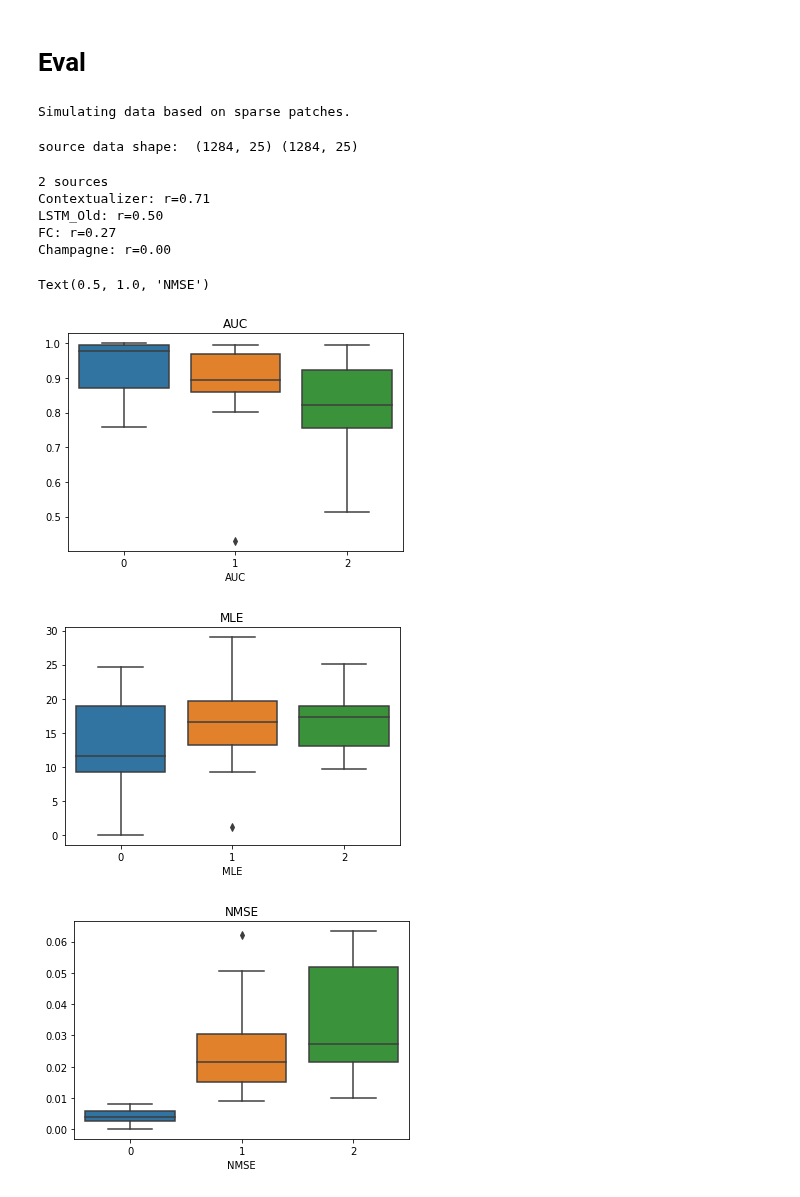
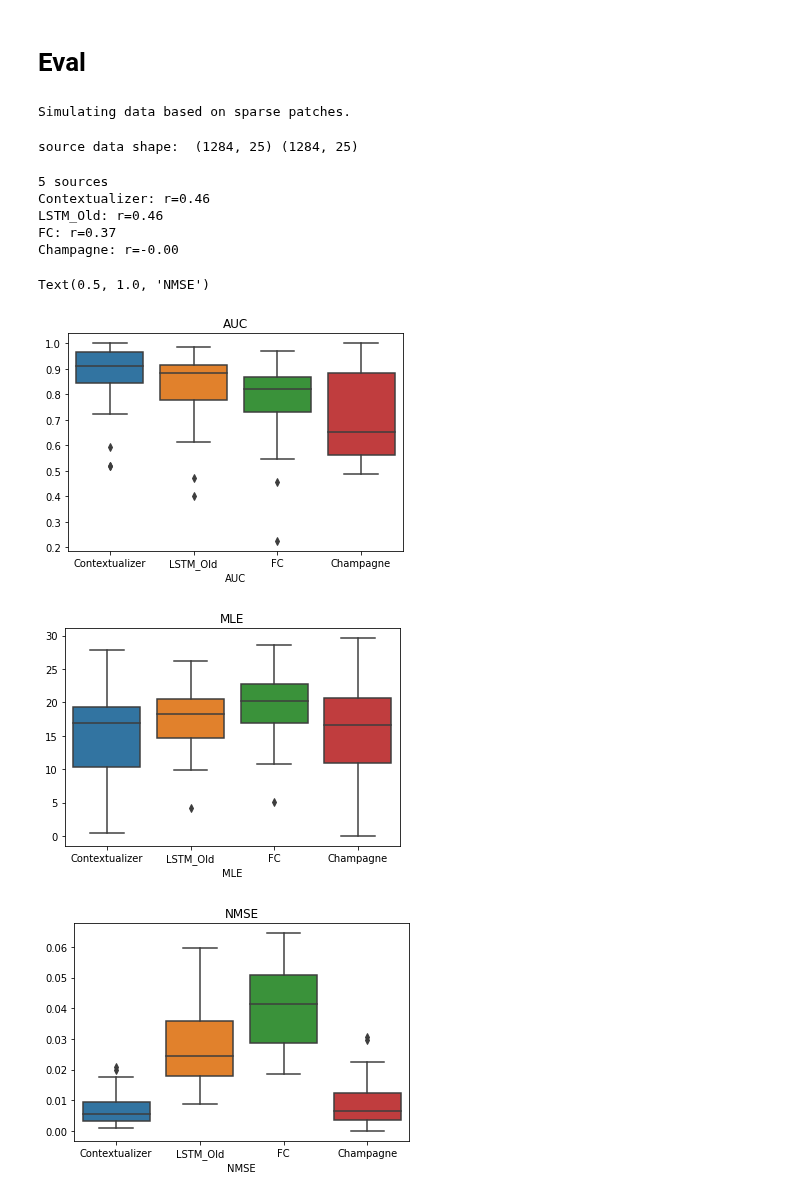
Before and after one commit to LukeTheHecker/esinet, a Jupyter notebook: dev/new_lstm_design.ipynb, the cells around one changed output. Drawn from its saved outputs; the diff is of its cells as text; code cells hidden in the pictures.

```diff
--- a/dev/new_lstm_design.ipynb
+++ b/dev/new_lstm_design.ipynb
@@ -276,8 +273,13 @@ Epoch 30/30
 # %%
 import numpy as np
 from scipy.stats import pearsonr
+from tqdm.notebook import tqdm
+import sys; sys.path.insert(0, '../../invert/')
+from invert.solvers.empirical_bayes import SolverChampagne
 
-n_samples = 10
+solver = SolverChampagne()
+solver.make_inverse_operator(fwd)
+n_samples = 50
 settings = dict(duration_of_trial=0.25, number_of_sources=(1,10), extents=(1,40))
 # settings = dict(duration_of_trial=0.25, number_of_sources=5, extents=(1,2))
 
@@ -294,12 +296,17 @@ X_test, y_test = prep_data(sim_test)
 #     aucs.append( auc )
 #     nmses.append( nmse )
 #     mles.append( mle )
-
 #     print(f"{net.name}: \n\t{np.nanmedian(aucs[-1])} AUC \n\t{np.nanmedian(mles[-1])} mm \n\t{np.nanmedian(nmses[-1])} nMSE")
 
-# aucs = np.stack(aucs, axis=0)
-# nmses = np.stack(nmses, axis=0)
-# mles = np.stack(mles, axis=0)
+# y_hat = np.stack([solver.apply_inverse_operator(epochs.average()).data for epochs in tqdm(sim_test.eeg_data)], axis=0)
+# y_hat = np.swapaxes(y_hat, 1, 2)
+# auc, nmse, mle = eval(y_test, y_hat)
+# aucs.append( auc )
+# nmses.append( nmse )
+# mles.append( mle )
+
+# models.append(solver)
+# print(f"{solver.name}: \n\t{np.nanmedian(aucs[-1])} AUC \n\t{np.nanmedian(mles[-1])} mm \n\t{np.nanmedian(nmses[-1])} nMSE")
 
 idx = 0
 n = sim_test.simulation_info["number_of_sources"].values[idx]
@@ -331,11 +338,8 @@ stc_hat.plot(**plot_params, brain_kwargs=dict(title=model3.name))
 r = pearsonr(y_hat.flatten(), y_test[idx].flatten())[0]
 print(f"{model3.name}: r={r:.2f}")
 
-import sys; sys.path.insert(0, '../../invert/')
-from invert.solvers.empirical_bayes import SolverChampagne
+
 evoked = sim_test.eeg_data[idx].average()
-solver = SolverChampagne()
-solver.make_inverse_operator(fwd)
 stc_hat = solver.apply_inverse_operator(evoked)
 stc_hat.plot(**plot_params, brain_kwargs=dict(title=solver.name))
 y_hat = stc_hat.data
@@ -344,29 +348,35 @@ print(f"{solver.name}: r={r:.2f}")
 # %% [output]
 Simulating data based on sparse patches.
 source data shape:  (1284, 25) (1284, 25)
-2 sources
-Contextualizer: r=0.71
-LSTM_Old: r=0.50
-FC: r=0.27
-Champagne: r=0.00
+5 sources
+Contextualizer: r=0.46
+LSTM_Old: r=0.46
+FC: r=0.37
+Champagne: r=-0.00
 # %%
 import seaborn as sns
+names = [m.name for m in models]
+xticks = (np.arange(len(models)), names)
+
 plt.figure()
 sns.boxplot(data=np.nanmean(aucs,axis=-1).T)
+plt.xticks(*xticks)
 plt.xlabel("AUC")
 plt.title("AUC")
 
 plt.figure()
 sns.boxplot(data=np.nanmean(mles,axis=-1).T)
+plt.xticks(*xticks)
 plt.xlabel("MLE")
 plt.title("MLE")
 
 plt.figure()
 sns.boxplot(data=np.nanmean(nmses,axis=-1).T)
+plt.xticks(*xticks)
 plt.xlabel("NMSE")
 plt.title("NMSE")
 # %% [output]
 Text(0.5, 1.0, 'NMSE')
-[figure, old version]
+[figure, new version]
-[figure, old version]
+[figure, new version]
-[figure, old version]
+[figure, new version]
```
Also changed, not shown: parts of 6 cells of this notebook, 2 other files.
